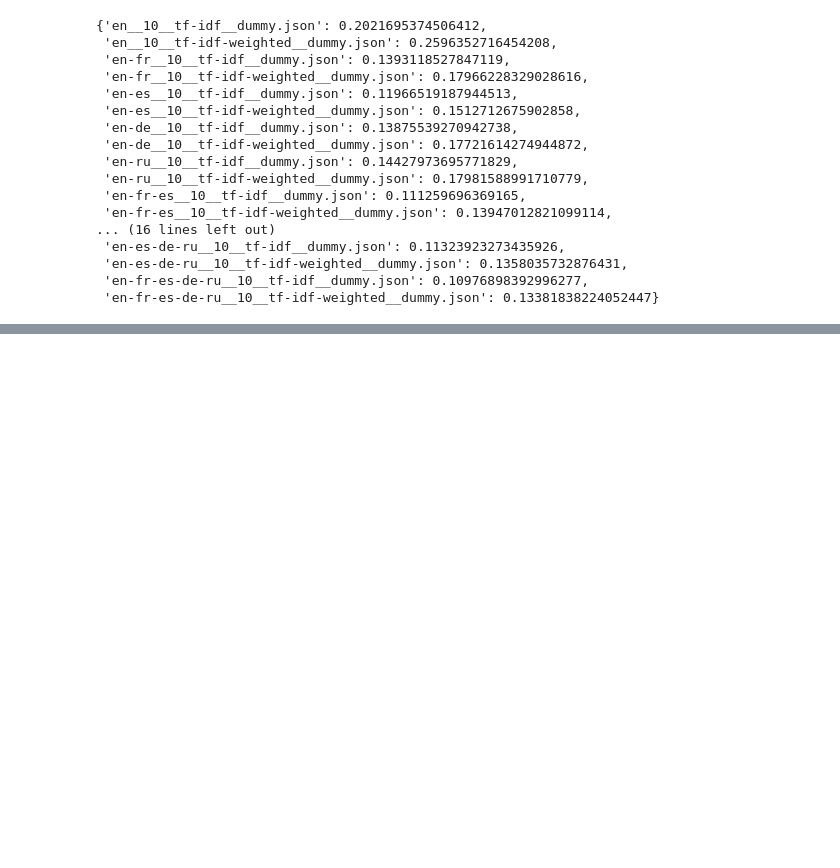
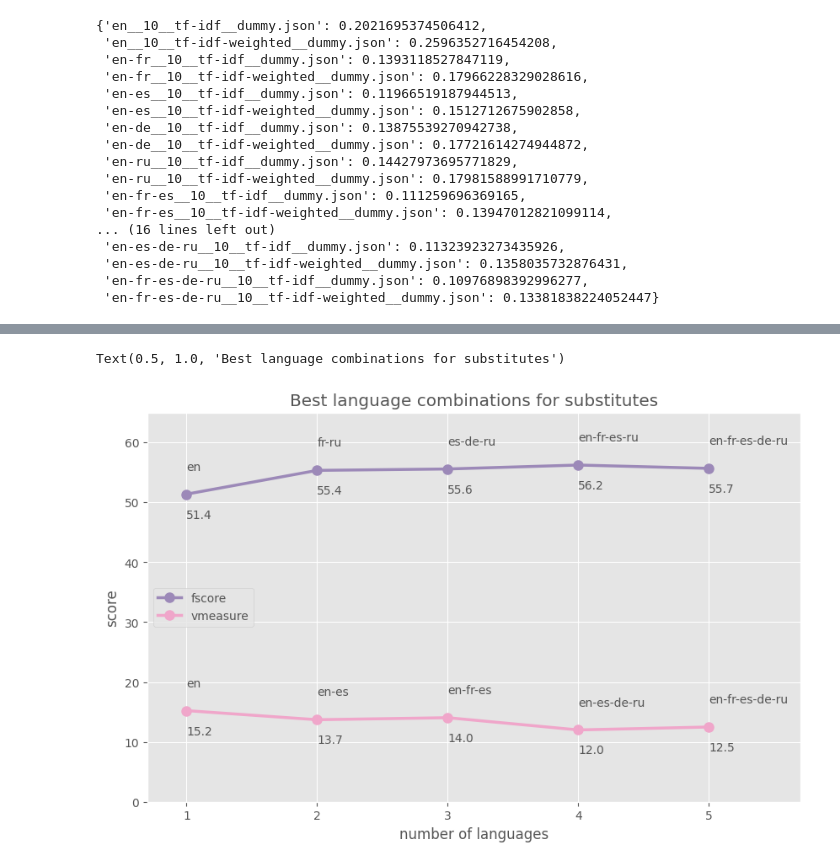
Before and after one commit to vknyazkova/Multilinguial_Substitutes_WSI, a Jupyter notebook: WSI_clusterization.ipynb, the cells around one changed output, grey strips where cells are left out. Drawn from its saved outputs; the diff is of its cells as text; code cells hidden in the pictures; blank space fills up the shorter version.

```diff
--- a/WSI_clusterization.ipynb
+++ b/WSI_clusterization.ipynb
@@ -317,0 +475,10 @@ exp3_metrics.to_csv(Path(cluter_results_folder, 'exp_lang_combinations.csv'))
+# %%
+exp3_metrics = pd.read_csv(Path(cluter_results_folder, 'exp_lang_combinations.csv'))
+exp5_metrics = pd.read_csv(Path(cluter_results_folder, 'exp_lang_combinations_no_en.csv'))
+lang_combinations = pd.concat([exp3_metrics, exp5_metrics], ignore_index=True)
+lang_combinations[['langs', 'n_subst', 'vectorizer', 'contextulized']] = lang_combinations['Unnamed: 0'].str.split(pat='__', expand=True)
+lang_combinations['n_langs'] = lang_combinations['langs'].str.split(pat='-').apply(len)
+lang_combinations.drop(columns=['Unnamed: 0'], inplace=True)
+# %%
+max_metrics_rows = lang_combinations[lang_combinations.vectorizer == 'tf-idf-weighted'].groupby(by='n_langs').idxmax()
+max_metrics_rows
@@ -317,0 +493,28 @@ exp3_metrics.to_csv(Path(cluter_results_folder, 'exp_lang_combinations.csv'))
+# %%
+fscore_max_vals = lang_combinations.loc[max_metrics_rows.fscore]['fscore'].values
+fscore_max_langs = lang_combinations.loc[max_metrics_rows.fscore]['langs'].values
+vmeasure_max_vals = lang_combinations.loc[max_metrics_rows.vmeasure]['vmeasure'].values
+vmeasure_max_langs = lang_combinations.loc[max_metrics_rows.vmeasure]['langs'].values
+# %%
+fig, ax = plt.subplots(figsize=(10, 6))
+
+ax.set_xticks(max_metrics_rows.index)
+ax.set_ylim(top=65)
+ax.set_xlim(left=0.7, right=5.7)
+
+ax.plot(max_metrics_rows.index, fscore_max_vals, marker='o', markersize=8, color='#9c89b8', label='fscore', linewidth=2.5)
+for i, txt in enumerate(fscore_max_langs):
+    ax.annotate(txt, (max_metrics_rows.index[i], fscore_max_vals[i] + 4), color='#555555')
+    ax.annotate(fscore_max_vals[i].round(1), (max_metrics_rows.index[i], fscore_max_vals[i] - 4), color='#555555')
+ax.plot(max_metrics_rows.index, vmeasure_max_vals, marker='o', markersize=8, color='#f0a6ca', label='vmeasure', linewidth=2.5)
+for i, txt in enumerate(vmeasure_max_langs):
+    ax.annotate(txt, (max_metrics_rows.index[i], vmeasure_max_vals[i] + 4), color='#555555')
+    ax.annotate(vmeasure_max_vals[i].round(1), (max_metrics_rows.index[i], vmeasure_max_vals[i] - 4), color='#555555')
+
+ax.set_xlabel('number of languages')
+ax.set_ylabel('score')
+ax.legend(labelcolor='#555555', loc='center left')
+ax.set_title('Best language combinations for substitutes', fontdict={'color': '#555555'})
+# %% [output]
+Text(0.5, 1.0, 'Best language combinations for substitutes')
+[figure, added]
```
Also changed, not shown: parts of 28 cells of this notebook.
